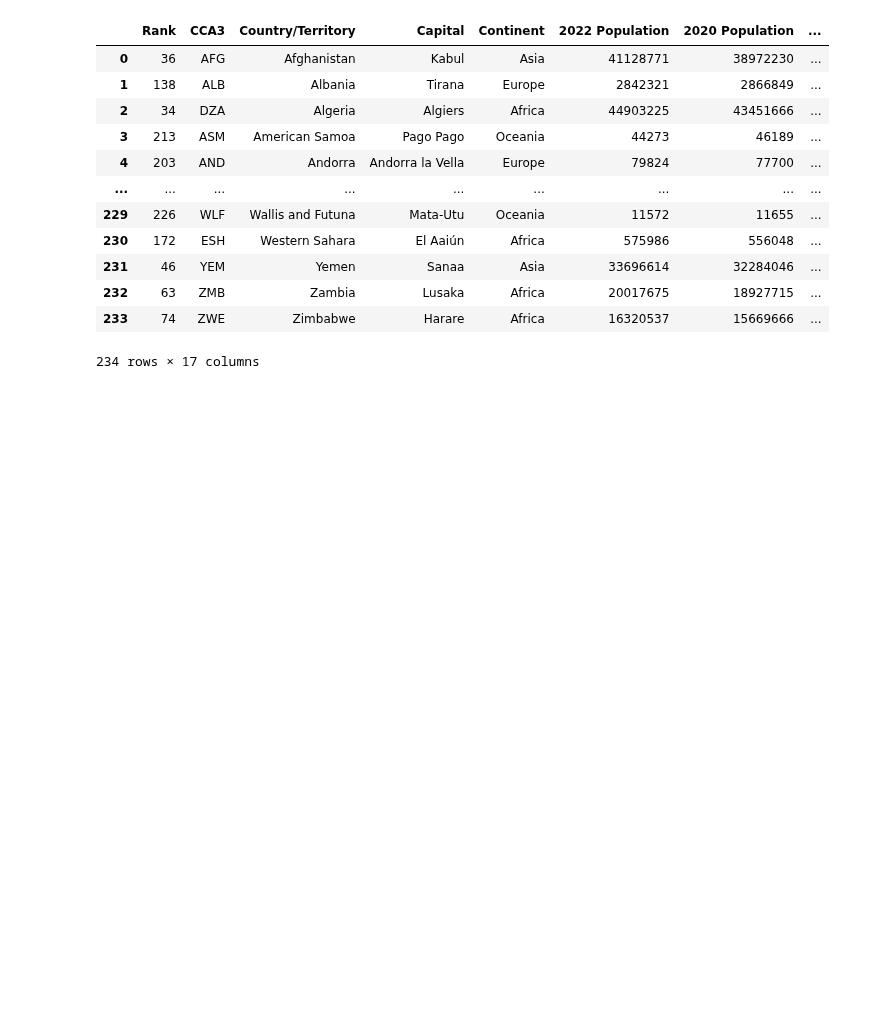
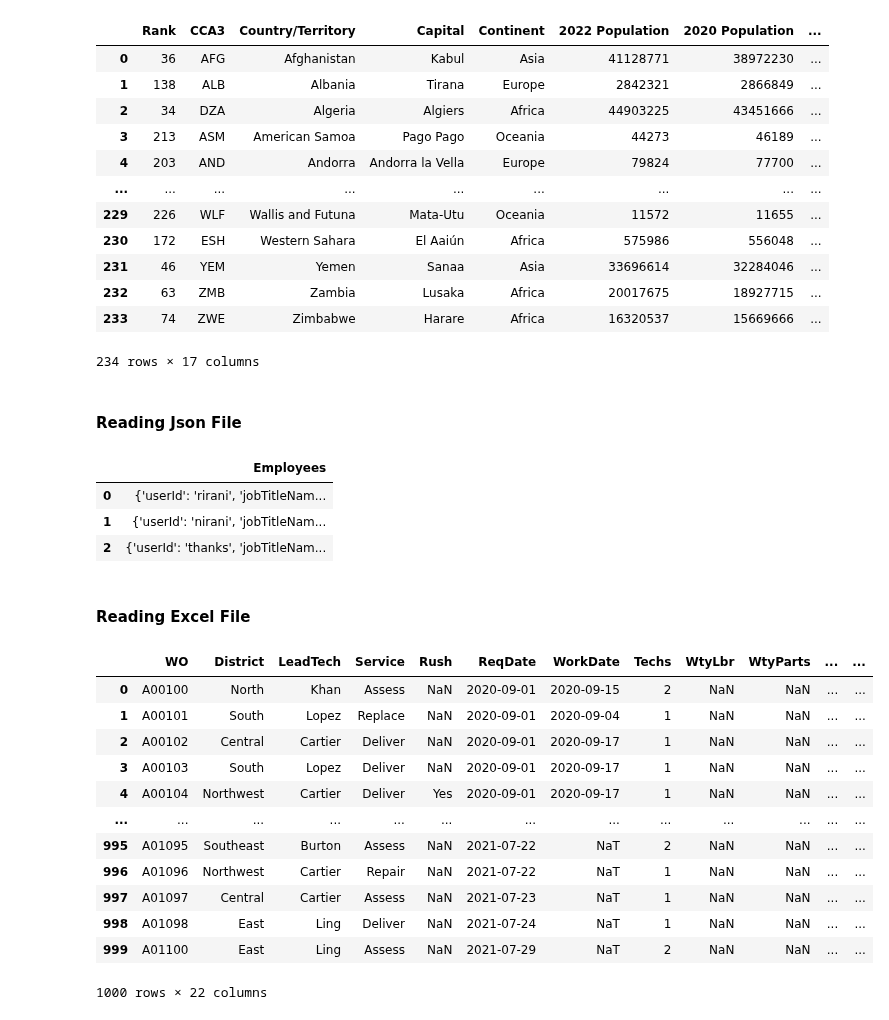
Before and after one commit to bilalsaeed18/Pandas---A-python-Library-, a Jupyter notebook: Reading Files - Pandas.ipynb, the cells around one changed output. Cells and saved outputs as stored; diff of their text form; code cells hidden in the pictures; blank space fills up the shorter version.

Commit message:
Adding Pandas Files

```diff
--- a/Reading Files - Pandas.ipynb
+++ b/Reading Files - Pandas.ipynb
@@ -52,3 +54,32 @@ df
 | 232 | 63 | ZMB | Zambia | Lusaka | Africa | 20017675 | 18927715 | ... |
 | 233 | 74 | ZWE | Zimbabwe | Harare | Africa | 16320537 | 15669666 | ... |
 234 rows × 17 columns
+# %% [markdown]
+#### Reading Json File
+# %%
+df2 = pd.read_json(r"C:\Users\Bilal Home\Documents\Projects\Pandas-A-python-library\Dataset\employees.json")
+df2
+# %% [output]
+|  | Employees |
+| 0 | {'userId': 'rirani', 'jobTitleNam... |
+| 1 | {'userId': 'nirani', 'jobTitleNam... |
+| 2 | {'userId': 'thanks', 'jobTitleNam... |
+# %% [markdown]
+#### Reading Excel File
+# %%
+df3 = pd.read_excel(r"C:\Users\Bilal Home\Documents\Projects\Pandas-A-python-library\Dataset\sampledataworkorders.xlsx")
+df3
+# %% [output]
+|  | WO | District | LeadTech | Service | Rush | ReqDate | WorkDate | Techs | WtyLbr | WtyParts | ... | ... |
+| 0 | A00100 | North | Khan | Assess | NaN | 2020-09-01 | 2020-09-15 | 2 | NaN | NaN | ... | ... |
+| 1 | A00101 | South | Lopez | Replace | NaN | 2020-09-01 | 2020-09-04 | 1 | NaN | NaN | ... | ... |
+| 2 | A00102 | Central | Cartier | Deliver | NaN | 2020-09-01 | 2020-09-17 | 1 | NaN | NaN | ... | ... |
+| 3 | A00103 | South | Lopez | Deliver | NaN | 2020-09-01 | 2020-09-17 | 1 | NaN | NaN | ... | ... |
+| 4 | A00104 | Northwest | Cartier | Deliver | Yes | 2020-09-01 | 2020-09-17 | 1 | NaN | NaN | ... | ... |
+| ... | ... | ... | ... | ... | ... | ... | ... | ... | ... | ... | ... | ... |
+| 995 | A01095 | Southeast | Burton | Assess | NaN | 2021-07-22 | NaT | 2 | NaN | NaN | ... | ... |
+| 996 | A01096 | Northwest | Cartier | Repair | NaN | 2021-07-22 | NaT | 1 | NaN | NaN | ... | ... |
+| 997 | A01097 | Central | Cartier | Assess | NaN | 2021-07-23 | NaT | 1 | NaN | NaN | ... | ... |
+| 998 | A01098 | East | Ling | Deliver | NaN | 2021-07-24 | NaT | 1 | NaN | NaN | ... | ... |
+| 999 | A01100 | East | Ling | Assess | NaN | 2021-07-29 | NaT | 2 | NaN | NaN | ... | ... |
+1000 rows × 22 columns
```
Also changed, not shown: parts of 8 cells of this notebook, 3 other files.
